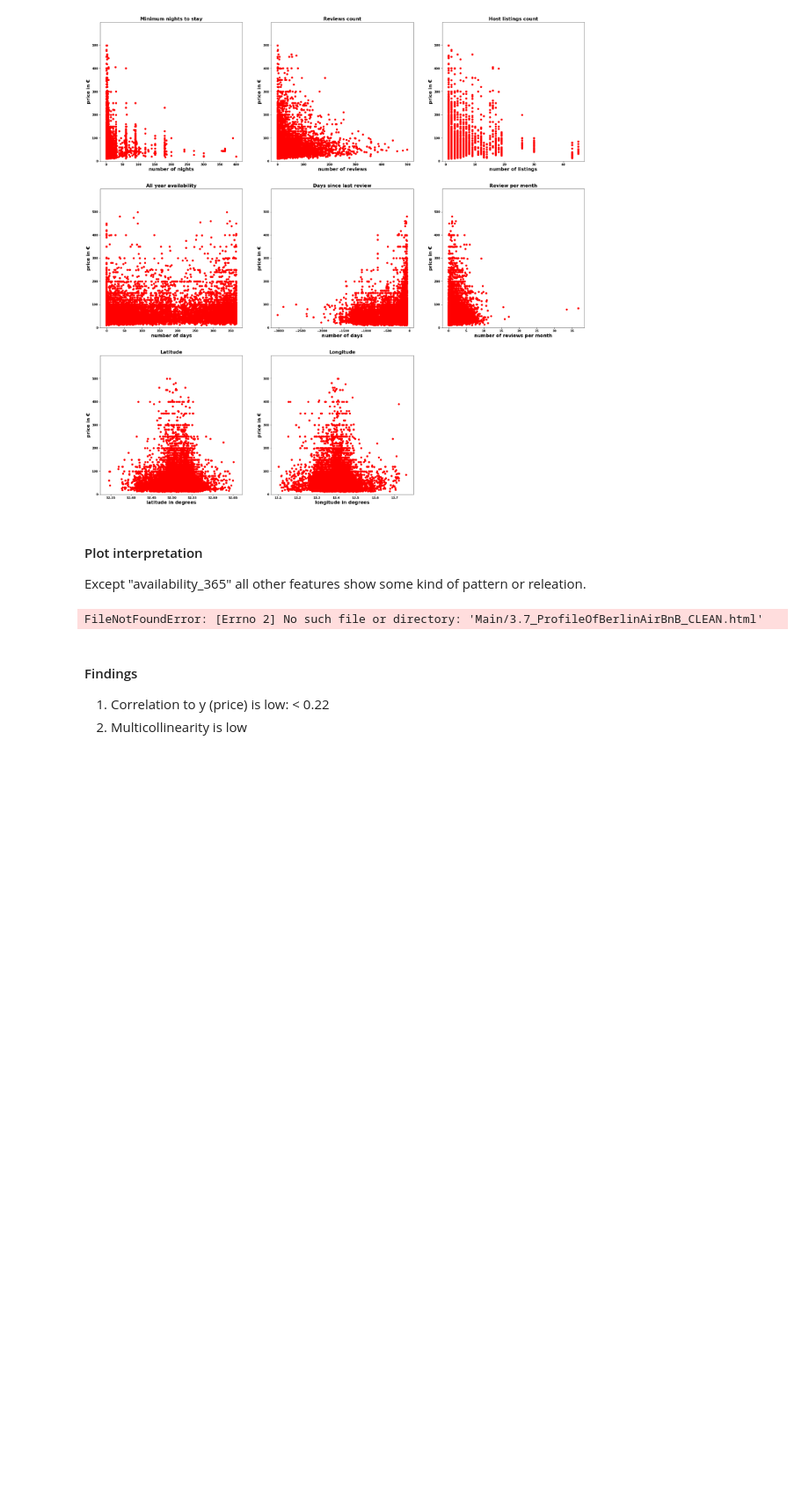
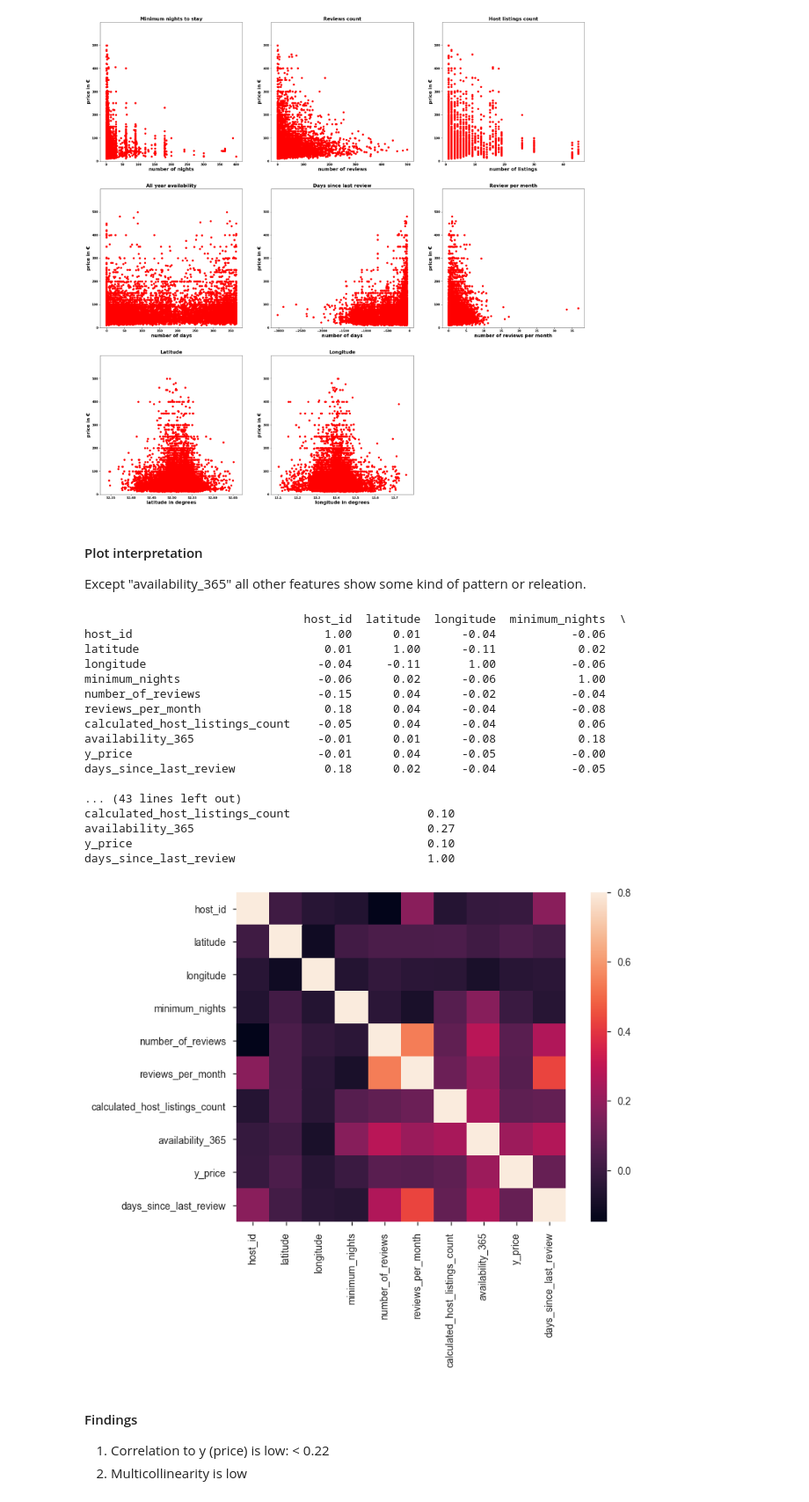
Before and after one commit to RobKnop/ThinkfulDataScienceBootcamp, a Jupyter notebook: Main/3.7_CapstoneBerlinAirBnBListings.ipynb, the cells around one changed output. Shown at 88% size. Drawn from its saved outputs; the diff is of its cells as text; code cells hidden in the pictures; blank space fills up the shorter version.

```diff
--- a/Main/3.7_CapstoneBerlinAirBnBListings.ipynb
+++ b/Main/3.7_CapstoneBerlinAirBnBListings.ipynb
@@ -177,30 +177,47 @@ plt.show()
 # %%
 # Cleaning: Fill NaNs
 values_to_fill = {
     'days_since_last_review': df.days_since_last_review.mean(),
     'reviews_per_month': df.reviews_per_month.mean(),
     'latitude': df.latitude.mean(),
     'longitude': df.longitude.mean()
     }
 df = df.fillna(value=values_to_fill)
 
 # Do second data profile report on the cleaned data
-pp.ProfileReport(df, check_correlation=True, pool_size=15).to_file(outputfile="Main/3.7_ProfileOfBerlinAirBnB_CLEAN.html")
+## pp.ProfileReport(df, check_correlation=True, pool_size=15).to_file(outputfile="Main/3.7_ProfileOfBerlinAirBnB_CLEAN.html")
 # See the webpage at: https://github.com/RobKnop/ThinkfulDataScienceBootcamp/blob/master/Main/3.7_ProfileOfBerlinAirBnB_CLEAN.html
 
 # Check for correlation
 # Make the correlation matrix.
 corrmat = df.corr()
 print(corrmat)
 
 # Set up the matplotlib figure.
 f, ax = plt.subplots(figsize=(9, 6))
 
 # Draw the heatmap using seaborn.
 sns.heatmap(corrmat, vmax=.8, square=True)
 plt.show()
 # %% [output]
-FileNotFoundError: [Errno 2] No such file or directory: 'Main/3.7_ProfileOfBerlinAirBnB_CLEAN.html'
+                                host_id  latitude  longitude  minimum_nights  \
+host_id                            1.00      0.01      -0.04           -0.06
+latitude                           0.01      1.00      -0.11            0.02
+longitude                         -0.04     -0.11       1.00           -0.06
+minimum_nights                    -0.06      0.02      -0.06            1.00
+number_of_reviews                 -0.15      0.04      -0.02           -0.04
+reviews_per_month                  0.18      0.04      -0.04           -0.08
+calculated_host_listings_count    -0.05      0.04      -0.04            0.06
+availability_365                  -0.01      0.01      -0.08            0.18
+y_price                           -0.01      0.04      -0.05           -0.00
+days_since_last_review             0.18      0.02      -0.04           -0.05
+
+... (43 lines left out)
+calculated_host_listings_count                    0.10
+availability_365                                  0.27
+y_price                                           0.10
+days_since_last_review                            1.00
+[figure, added]
 # %% [markdown]
  #### Findings
  1. Correlation to y (price) is low: < 0.22
```
Also changed, not shown: parts of 1 cell of this notebook.
